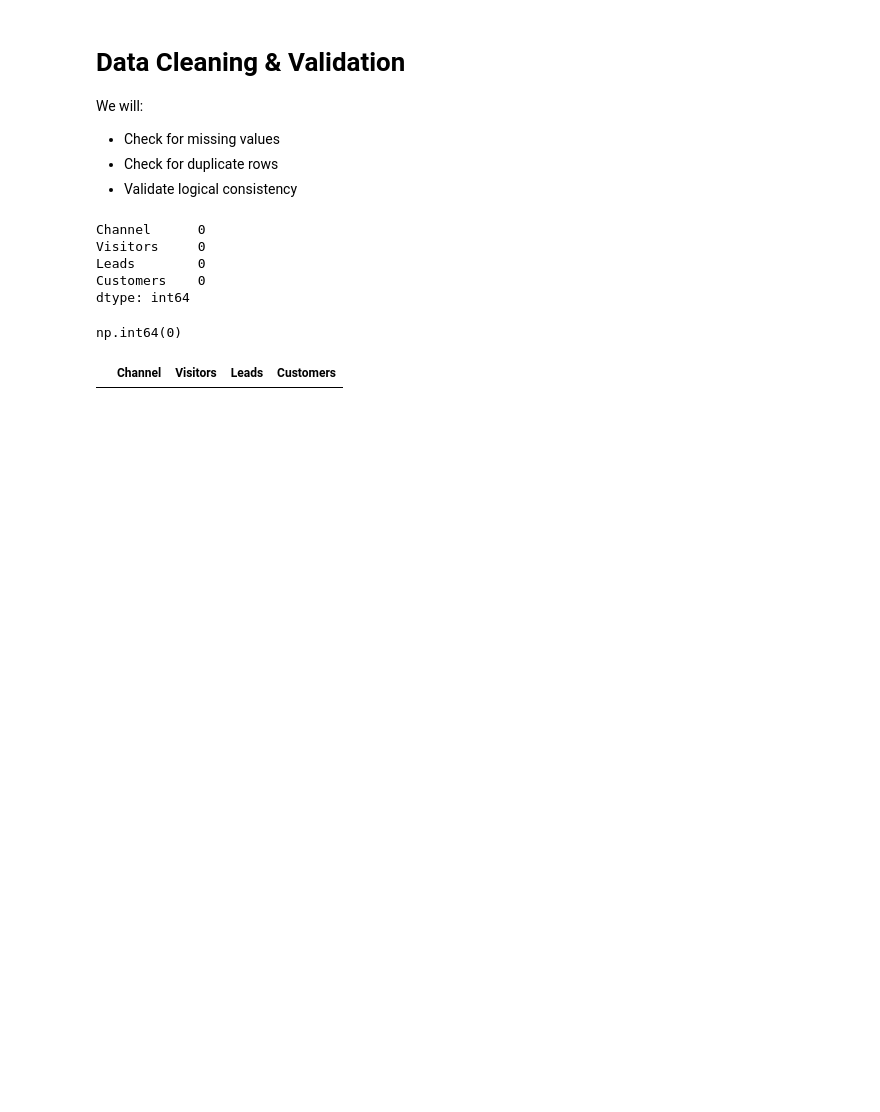
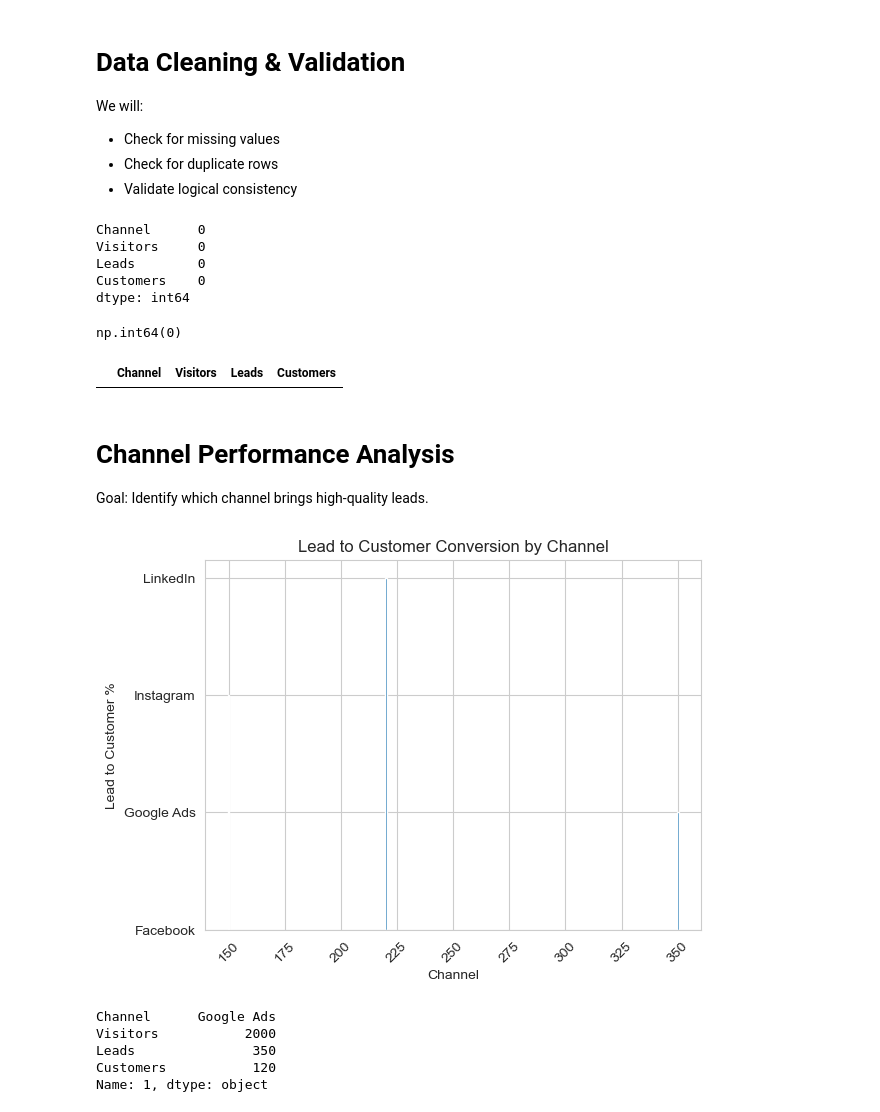
Before and after one commit to Ruchitha-006/marketing-funnel-analysis, a Jupyter notebook: notebook/marketing_funnel_data_analysis.ipynb, the cells around one changed output. Saved outputs shown, nothing was run; the diff lists cells and outputs as text; code cells hidden in the pictures; blank space fills up the shorter version.

```diff
--- a/notebook/marketing_funnel_data_analysis.ipynb
+++ b/notebook/marketing_funnel_data_analysis.ipynb
@@ -80,3 +80,27 @@ np.int64(0)
 df[df['Leads'] > df['Visitors']]
 # %% [output]
 |  | Channel | Visitors | Leads | Customers |
+# %% [markdown]
+# Channel Performance Analysis
+
+Goal:
+Identify which channel brings high-quality leads.
+# %%
+plt.figure()
+plt.bar(df['Leads'], df['Channel'])
+plt.title("Lead to Customer Conversion by Channel")
+plt.xlabel("Channel")
+plt.ylabel("Lead to Customer %")
+plt.xticks(rotation=45)
+plt.show()
+# %% [output]
+[figure, added]
+# %%
+best_channel = df.loc[df['Leads'].idxmax()]
+best_channel
+# %% [output]
+Channel      Google Ads
+Visitors           2000
+Leads               350
+Customers           120
+Name: 1, dtype: object
```
Also changed, not shown: parts of 2 cells of this notebook, 5 other files.
